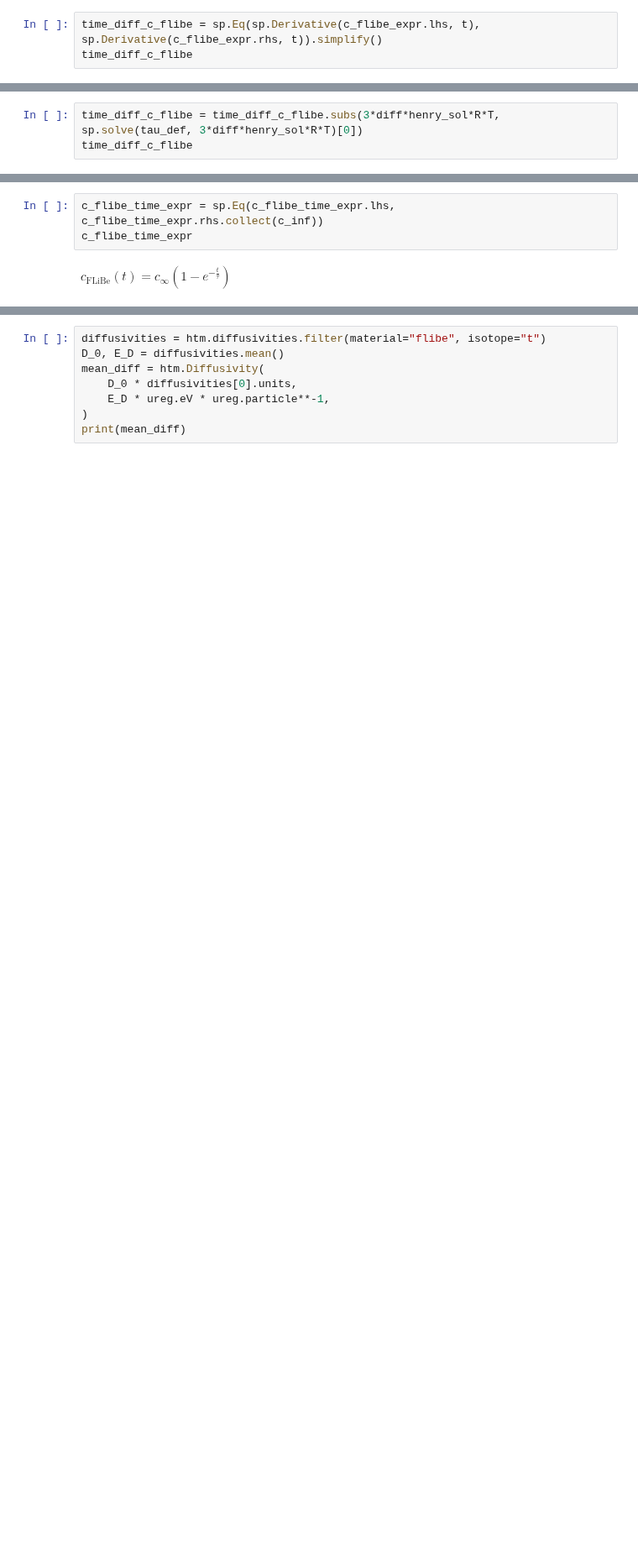
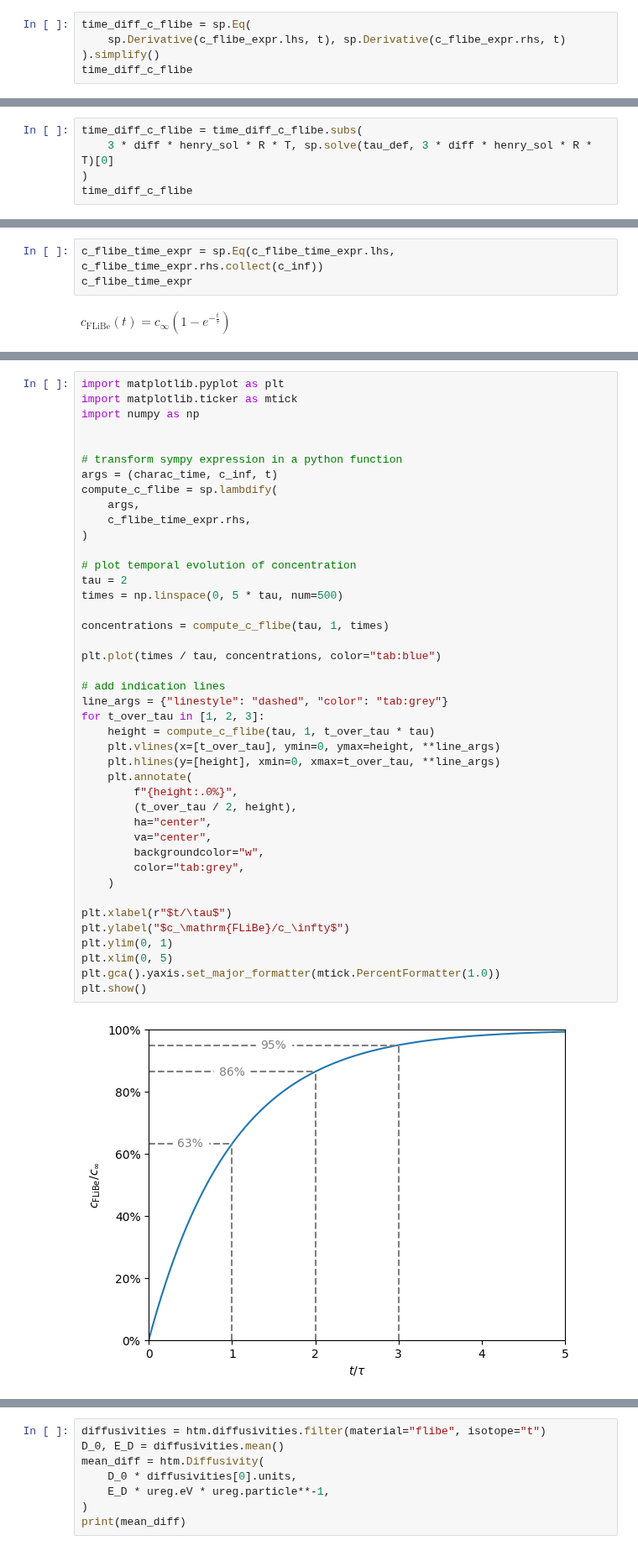
Before and after one commit to LIBRA-project/BABY-100-mL-runs, a Jupyter notebook: sparging.ipynb, the cells around one changed output, grey strips where cells are left out. Shown at 84% size. Cells and saved outputs as stored; diff of their text form; blank space fills up the shorter version.

```diff
--- a/sparging.ipynb
+++ b/sparging.ipynb
@@ -36,5 +50,7 @@ $\displaystyle c_\mathrm{FLiBe}{\left(t \right)} = \frac{K_{H} R T n{\left(t \ri
 # %%
-time_diff_c_flibe = sp.Eq(sp.Derivative(c_flibe_expr.lhs, t), sp.Derivative(c_flibe_expr.rhs, t)).simplify()
+time_diff_c_flibe = sp.Eq(
+    sp.Derivative(c_flibe_expr.lhs, t), sp.Derivative(c_flibe_expr.rhs, t)
+).simplify()
 time_diff_c_flibe
 # %% [output]
 $\displaystyle \frac{d}{d t} c_\mathrm{FLiBe}{\left(t \right)} = \frac{K_{H} R T \frac{d}{d t} n{\left(t \right)}}{V}$
@@ -67,5 +102,7 @@ Substituting by $\tau$ gives:
 # %%
-time_diff_c_flibe = time_diff_c_flibe.subs(3*diff*henry_sol*R*T, sp.solve(tau_def, 3*diff*henry_sol*R*T)[0])
+time_diff_c_flibe = time_diff_c_flibe.subs(
+    3 * diff * henry_sol * R * T, sp.solve(tau_def, 3 * diff * henry_sol * R * T)[0]
+)
 time_diff_c_flibe
 # %% [output]
 $\displaystyle \frac{d}{d t} c_\mathrm{FLiBe}{\left(t \right)} = \frac{c_{\infty} - c_\mathrm{FLiBe}{\left(t \right)}}{\tau}$
@@ -97,0 +125,44 @@ compute_c_flibe = sp.lambdify((charac_time, c_inf, t,), c_flibe_expr.rhs)
+# %%
+import matplotlib.pyplot as plt
+import matplotlib.ticker as mtick
+import numpy as np
+
+
+# transform sympy expression in a python function
+args = (charac_time, c_inf, t)
+compute_c_flibe = sp.lambdify(
+    args,
+    c_flibe_time_expr.rhs,
+)
+
+# plot temporal evolution of concentration
+tau = 2
+times = np.linspace(0, 5 * tau, num=500)
+
+concentrations = compute_c_flibe(tau, 1, times)
+
+plt.plot(times / tau, concentrations, color="tab:blue")
+
+# add indication lines
+line_args = {"linestyle": "dashed", "color": "tab:grey"}
+for t_over_tau in [1, 2, 3]:
+    height = compute_c_flibe(tau, 1, t_over_tau * tau)
+    plt.vlines(x=[t_over_tau], ymin=0, ymax=height, **line_args)
+    plt.hlines(y=[height], xmin=0, xmax=t_over_tau, **line_args)
+    plt.annotate(
+        f"{height:.0%}",
+        (t_over_tau / 2, height),
+        ha="center",
+        va="center",
+        backgroundcolor="w",
+        color="tab:grey",
+    )
+
+plt.xlabel(r"$t/\tau$")
+plt.ylabel("$c_\mathrm{FLiBe}/c_\infty$")
+plt.ylim(0, 1)
+plt.xlim(0, 5)
+plt.gca().yaxis.set_major_formatter(mtick.PercentFormatter(1.0))
+plt.show()
+# %% [output]
+[figure, added]
```
Also changed, not shown: parts of 31 cells of this notebook.
